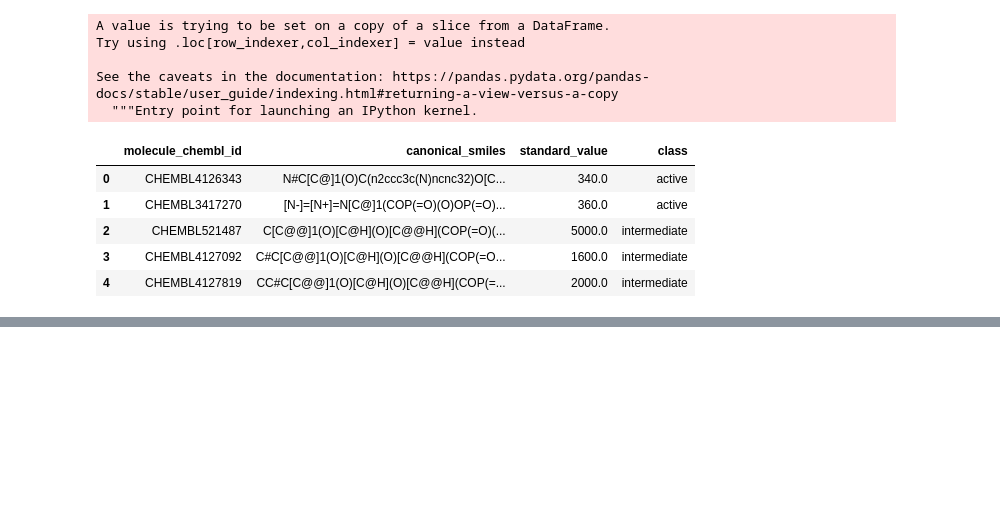
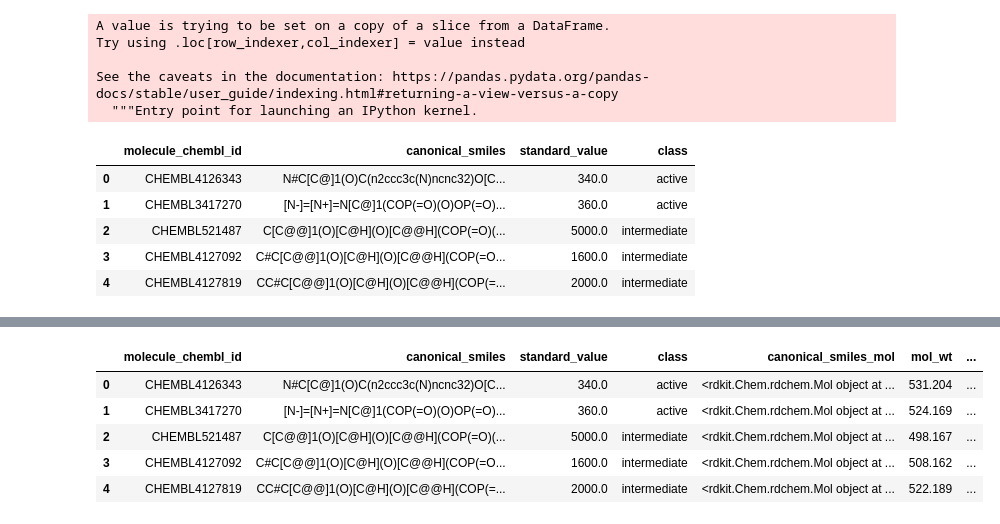
Before and after one commit to galib96/drug-discovery-ml, a Jupyter notebook: Bioinformatics_Drug_Discovery_Using_Machine_Learning.ipynb, the cells around one changed output, grey strips where cells are left out. Drawn from its saved outputs; the diff is of its cells as text; code cells hidden in the pictures; blank space fills up the shorter version.

```diff
--- a/Bioinformatics_Drug_Discovery_Using_Machine_Learning.ipynb
+++ b/Bioinformatics_Drug_Discovery_Using_Machine_Learning.ipynb
@@ -152,0 +153,3 @@ Successfully installed rdkit-pypi-2021.3.3
+# %%
+df_proc = pd.read_csv("/content/gdrive/My Drive/Colab Notebooks/Bioinformatics Project/data/bioactivity_dengue_preprocessed_data.csv")
+df_proc.head()
@@ -152,0 +177,17 @@ Successfully installed rdkit-pypi-2021.3.3
+# %%
+# calculate descriptors and lipinski values
+
+df_proc['canonical_smiles_mol'] = df_proc['canonical_smiles'].apply(Chem.MolFromSmiles)
+df_proc['mol_wt'] = df_proc['canonical_smiles_mol'].apply(Descriptors.MolWt)
+df_proc['mol_logp'] = df_proc['canonical_smiles_mol'].apply(Descriptors.MolLogP)
+df_proc['num_H_donors'] = df_proc['canonical_smiles_mol'].apply(Lipinski.NumHDonors)
+df_proc['num_H_acceptors'] = df_proc['canonical_smiles_mol'].apply(Lipinski.NumHAcceptors)
+
+df_proc.head()
+# %% [output]
+|  | molecule_chembl_id | canonical_smiles | standard_value | class | canonical_smiles_mol | mol_wt | ... |
+| 0 | CHEMBL4126343 | N#C[C@]1(O)C(n2ccc3c(N)ncnc32)O[C... | 340.0 | active | <rdkit.Chem.rdchem.Mol object at ... | 531.204 | ... |
+| 1 | CHEMBL3417270 | [N-]=[N+]=N[C@]1(COP(=O)(O)OP(=O)... | 360.0 | active | <rdkit.Chem.rdchem.Mol object at ... | 524.169 | ... |
+| 2 | CHEMBL521487 | C[C@@]1(O)[C@H](O)[C@@H](COP(=O)(... | 5000.0 | intermediate | <rdkit.Chem.rdchem.Mol object at ... | 498.167 | ... |
+| 3 | CHEMBL4127092 | C#C[C@@]1(O)[C@H](O)[C@@H](COP(=O... | 1600.0 | intermediate | <rdkit.Chem.rdchem.Mol object at ... | 508.162 | ... |
+| 4 | CHEMBL4127819 | CC#C[C@@]1(O)[C@H](O)[C@@H](COP(=... | 2000.0 | intermediate | <rdkit.Chem.rdchem.Mol object at ... | 522.189 | ... |
```
Also changed, not shown: parts of 5 cells of this notebook.
